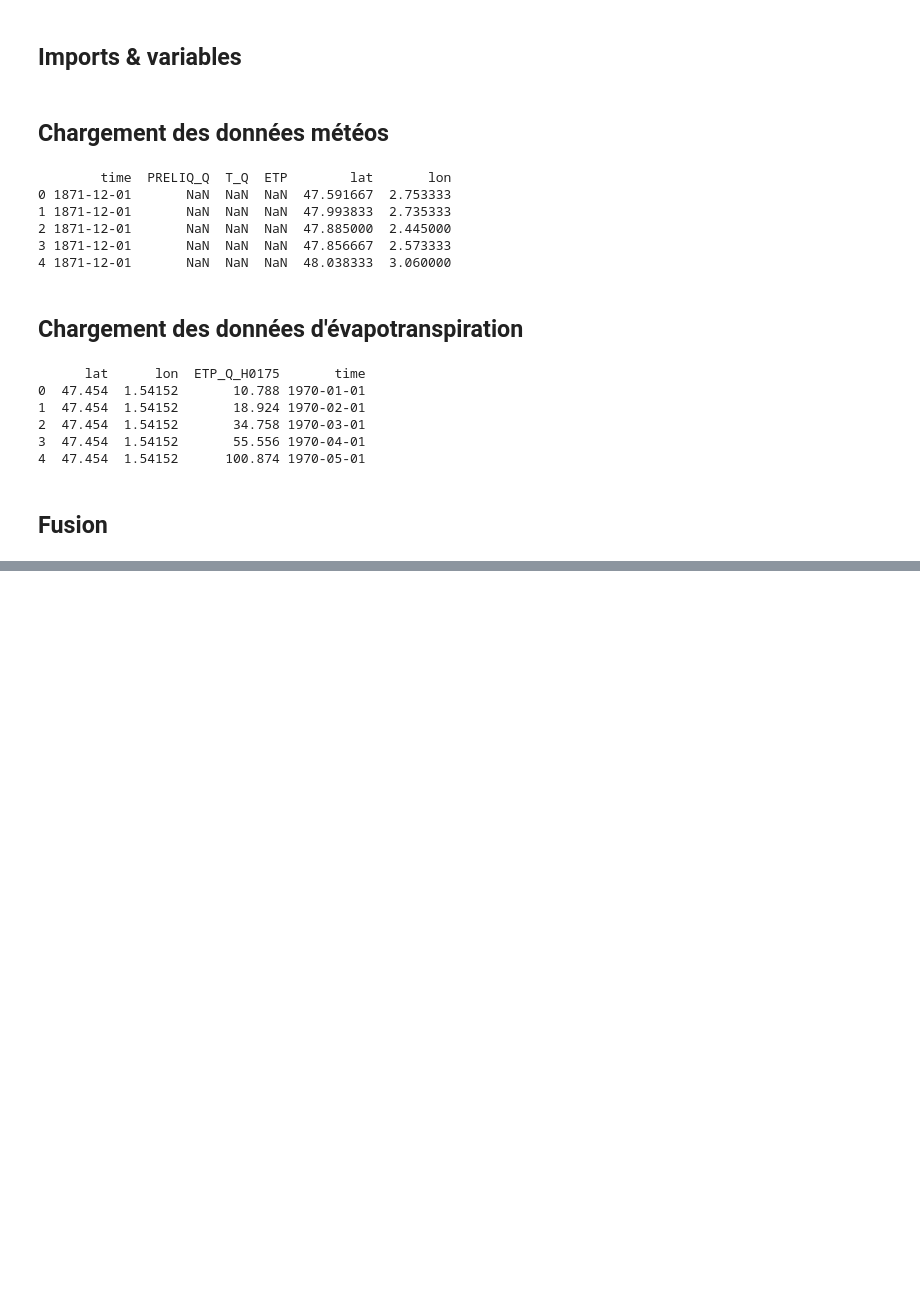
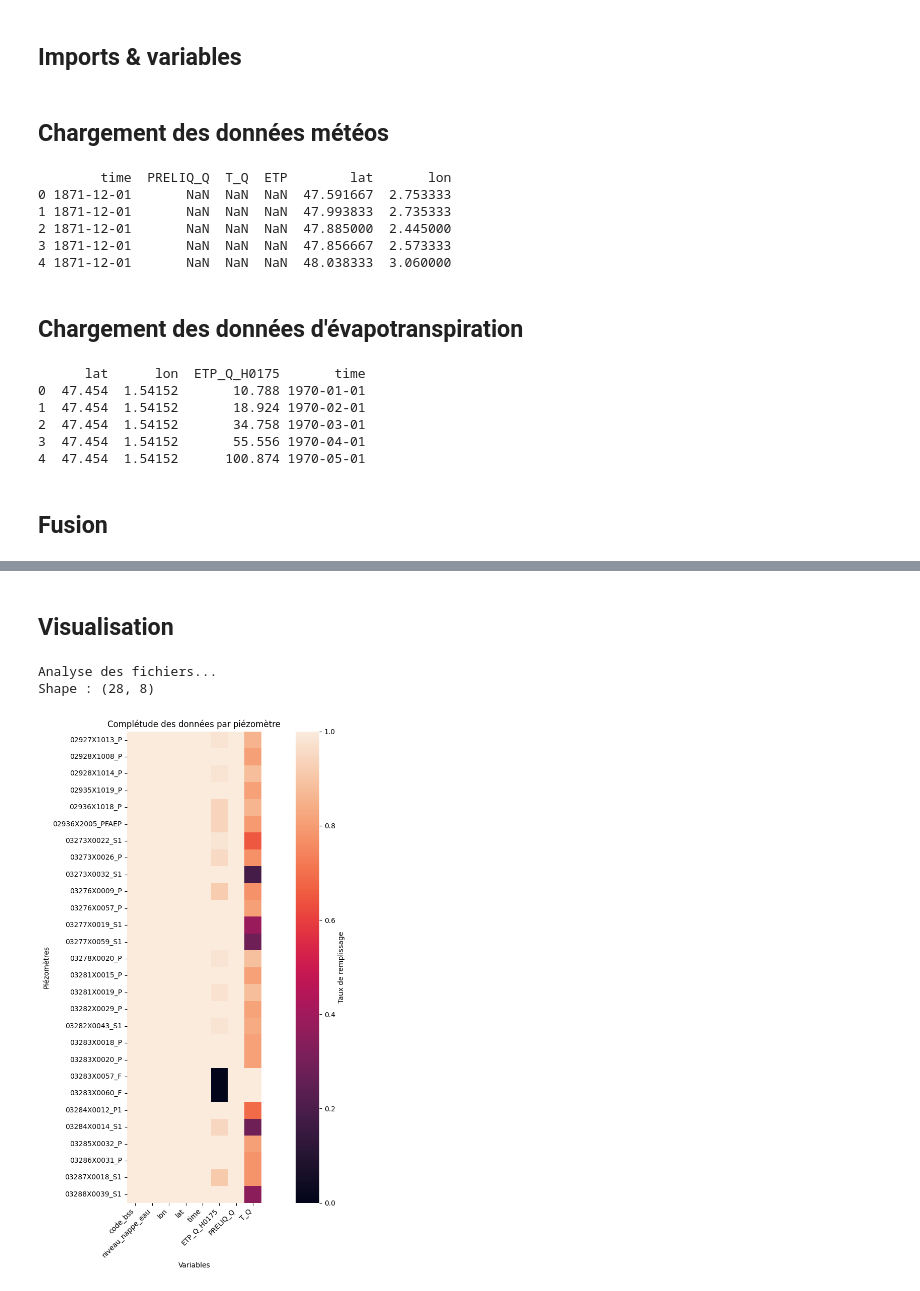
Before and after one commit to TronnoxUwU/STAGE-Junon, a Jupyter notebook: notebooks/fusion_donnees.ipynb, the cells around one changed output, grey strips where cells are left out. Saved outputs shown, nothing was run; the diff lists cells and outputs as text; code cells hidden in the pictures; blank space fills up the shorter version.

```diff
--- a/notebooks/fusion_donnees.ipynb
+++ b/notebooks/fusion_donnees.ipynb
@@ -175 +180,57 @@ Traitement : nappe_02928X1008_P.csv
 KeyboardInterrupt:
+# %% [markdown]
+## Visualisation
+# %%
+# Dossier contenant tes fichiers
+folder = output_folder
+
+results = []
+
+print("Analyse des fichiers...")
+
+for file in os.listdir(folder):
+    if not file.endswith(".csv"):
+        continue
+
+    path = os.path.join(folder, file)
+    df = pd.read_csv(path, sep=";")
+
+    if len(df) == 0:
+        continue
+
+    total_rows = len(df)
+
+    # Taux de remplissage par colonne
+    fill_ratio = df.notna().sum() / total_rows
+
+    fill_ratio["file"] = file.replace("data_", "").replace(".csv", "")
+    results.append(fill_ratio)
+
+# Construire la matrice
+heat_df = pd.DataFrame(results)
+heat_df = heat_df.set_index("file")
+heat_df = heat_df.sort_index()
+
+print("Shape :", heat_df.shape)
+
+plt.figure(figsize=(14, max(6, len(heat_df) * 0.4)))
+
+sns.heatmap(
+    heat_df,
+    vmin=0,
+    vmax=1,
+    square=True,
+    cbar_kws={"label": "Taux de remplissage"}
+)
+
+plt.title("Complétude des données par piézomètre")
+plt.xlabel("Variables")
+plt.ylabel("Piézomètres")
+plt.xticks(rotation=45, ha="right")
+
+plt.tight_layout()
+plt.show()
+# %% [output]
+Analyse des fichiers...
+Shape : (28, 8)
+[figure, added]
```
Also changed, not shown: parts of 2 cells of this notebook, 1 other file.
